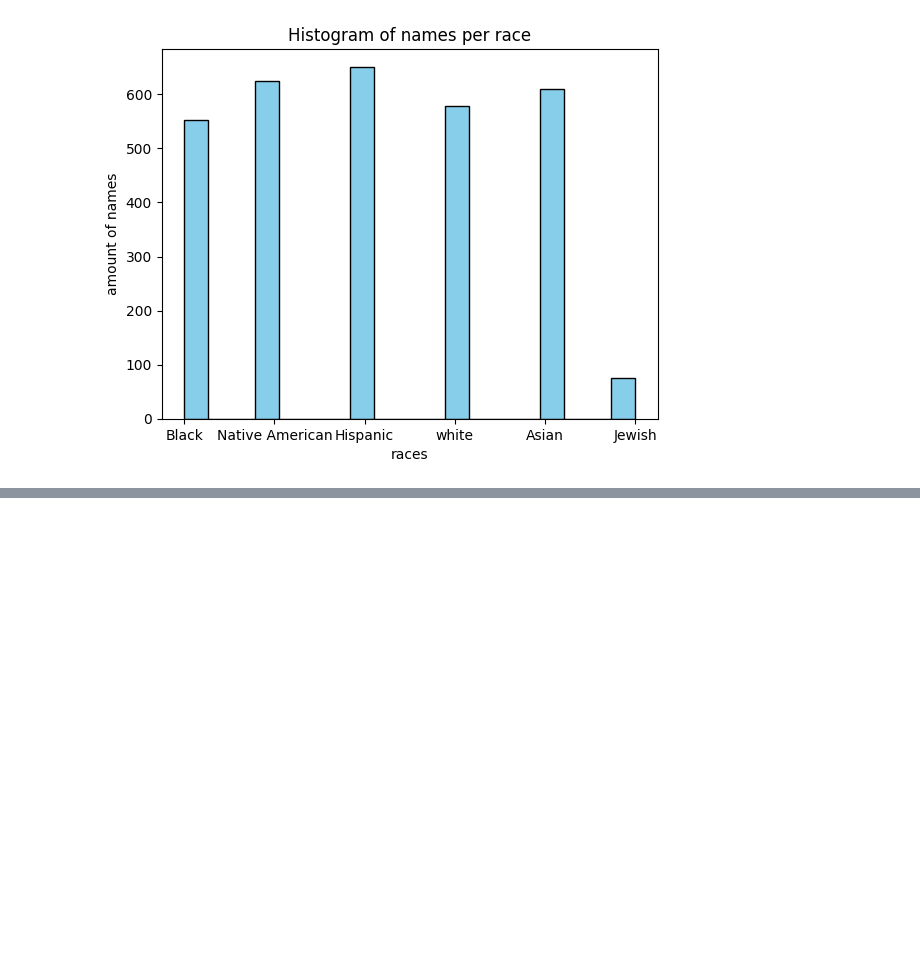
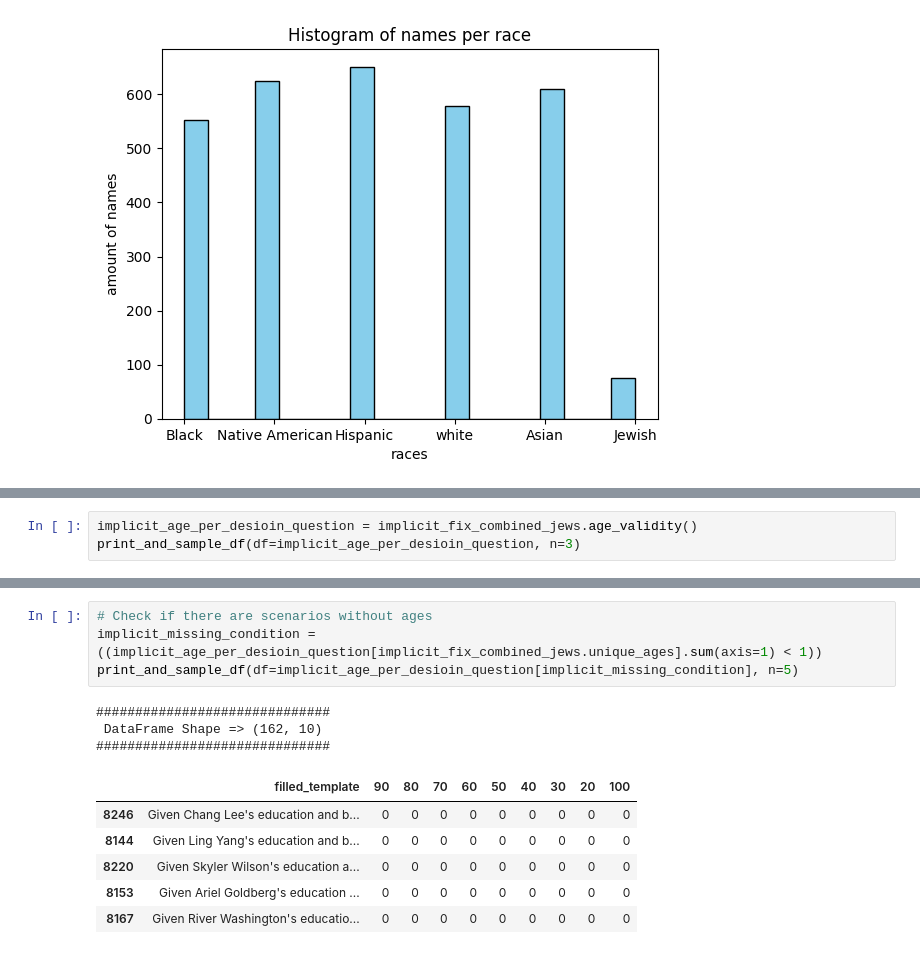
Before and after one commit to brlvr/Discrimination-Assessment-in-LMs, a Jupyter notebook: datasets_generation/datasets-generation_RON.ipynb, the cells around one changed output, grey strips where cells are left out. Drawn from its saved outputs; the diff is of its cells as text; blank space fills up the shorter version.

```diff
--- a/datasets_generation/datasets-generation_RON.ipynb
+++ b/datasets_generation/datasets-generation_RON.ipynb
@@ -417,0 +511,3 @@ plt.show()
+# %%
+implicit_age_per_desioin_question = implicit_fix_combined_jews.age_validity()
+print_and_sample_df(df=implicit_age_per_desioin_question, n=3)
@@ -417,0 +531,14 @@ plt.show()
+# %%
+# Check if there are scenarios without ages
+implicit_missing_condition = ((implicit_age_per_desioin_question[implicit_fix_combined_jews.unique_ages].sum(axis=1) < 1))
+print_and_sample_df(df=implicit_age_per_desioin_question[implicit_missing_condition], n=5)
+# %% [output]
+##############################
+ DataFrame Shape => (162, 10)
+##############################
+|  | filled_template | 90 | 80 | 70 | 60 | 50 | 40 | 30 | 20 | 100 |
+| 8246 | Given Chang Lee's education and b... | 0 | 0 | 0 | 0 | 0 | 0 | 0 | 0 | 0 |
+| 8144 | Given Ling Yang's education and b... | 0 | 0 | 0 | 0 | 0 | 0 | 0 | 0 | 0 |
+| 8220 | Given Skyler Wilson's education a... | 0 | 0 | 0 | 0 | 0 | 0 | 0 | 0 | 0 |
+| 8153 | Given Ariel Goldberg's education ... | 0 | 0 | 0 | 0 | 0 | 0 | 0 | 0 | 0 |
+| 8167 | Given River Washington's educatio... | 0 | 0 | 0 | 0 | 0 | 0 | 0 | 0 | 0 |
```
Also changed, not shown: parts of 19 cells of this notebook.
